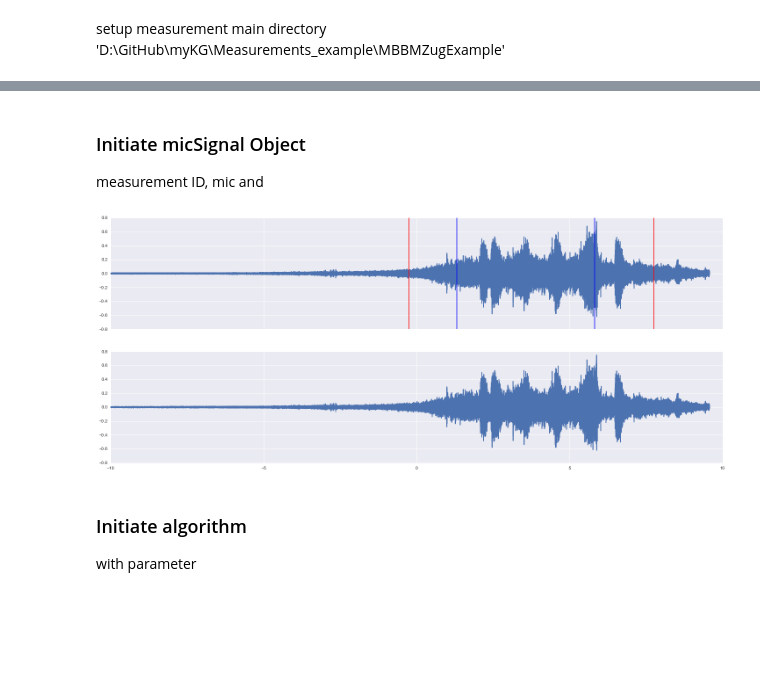
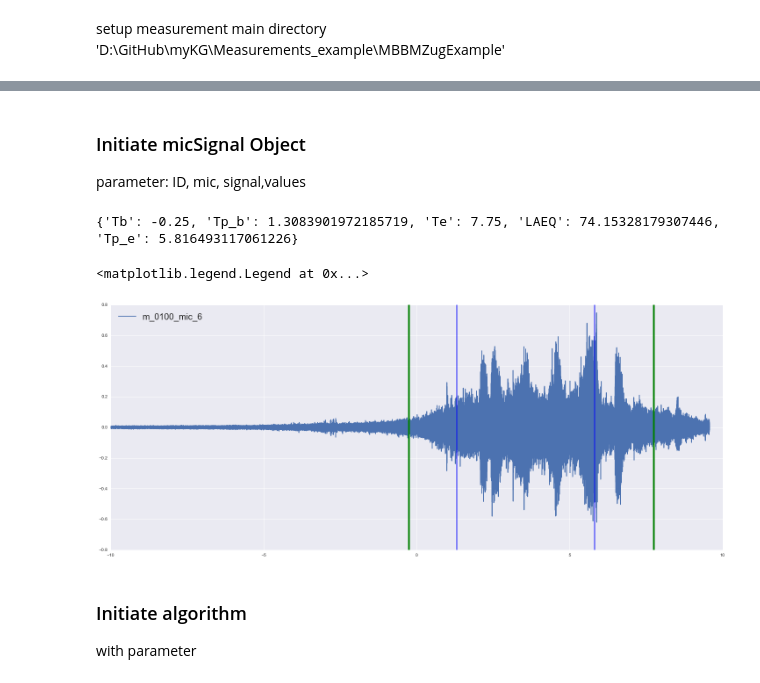
Before and after one commit to LucMiaz/KG, a Jupyter notebook: kg/kg_example.ipynb, the cells around one changed output, grey strips where cells are left out. Drawn from its saved outputs; the diff is of its cells as text; code cells hidden in the pictures; blank space fills up the shorter version.

```diff
--- a/kg/kg_example.ipynb
+++ b/kg/kg_example.ipynb
@@ -35,23 +45,29 @@ kg.measurement_signal.measuredSignal
 # %% [markdown]
 ### Initiate micSignal Object
-measurement ID, mic and
+parameter: ID, mic, signal,values
 # %%
 mID = 'm_0100'
 mic = 6
 mesSn = measuredSignal(mID,mic)
 y, t, sR = mesSn.get_signal(mic)
-values = mesVal.get_variables_values(mID, mic, [ 'Tb','Te','Tp_b','Tp_e','LAEQ', 'besch'])
-micSn = MicSignal(mID, mic,y, t, sR, values)
-figsize(25,10)
-fig, axes = plt.subplots(2,sharex = True)
-ax = axes[0]
-micSn.plot_signal(ax)
-micSn.plot_triggers(ax)
-micSn.plot_triggers(ax,type = 'passby')
-ax = axes[1]
-micSn.plot_signal(ax)
+values = mesVal.get_variables_values(mID, mic, [ 'Tb','Te','Tp_b','Tp_e','LAEQ'])
+print(values)
+micSn = MicSignal(mID, mic, y, t, sR, values)
 # %% [output]
-[figure, removed]
+{'Tb': -0.25, 'Tp_b': 1.3083901972185719, 'Te': 7.75, 'LAEQ': 74.15328179307446, 'Tp_e': 5.816493117061226}
+# %%
+figsize(25,10)
+fig, axes = plt.subplots(1,sharex = True)
+ax = axes#[0]
+micSn.plot_signal(ax)
+micSn.plot_triggers(ax,color='green',lw=4)
+micSn.plot_triggers(ax,type = 'passby')
+ax.legend(loc=2,prop={'size':20})
+#ax = axes[1]
+#micSn.plot_signal(ax)
+# %% [output]
+<matplotlib.legend.Legend at 0x...>
+[figure, added]
 # %% [markdown]
 ### Initiate algorithm
 with parameter
```
Also changed, not shown: parts of 12 cells of this notebook, 4 other files.
